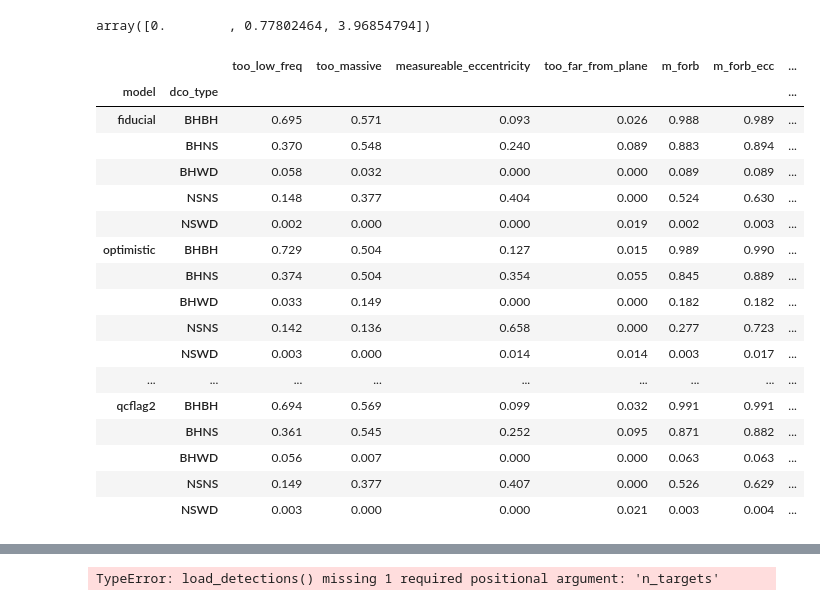
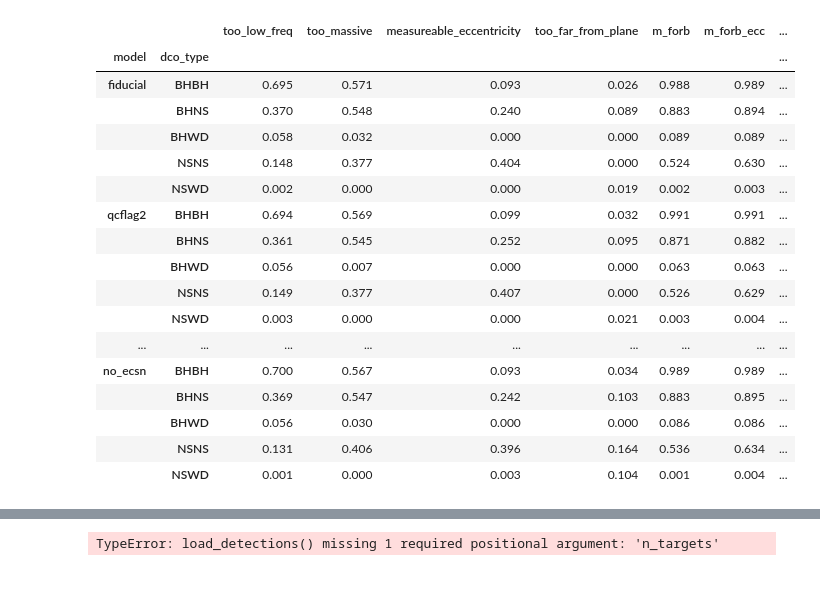
Before and after one commit to TomWagg/lisa-dco-identification, a Jupyter notebook: notebooks/distinguish.ipynb, the cells around one changed output, grey strips where cells are left out. Drawn from its saved outputs; the diff is of its cells as text; code cells hidden in the pictures.

```diff
--- a/notebooks/distinguish.ipynb
+++ b/notebooks/distinguish.ipynb
@@ -112,45 +82,44 @@ NSWD_pessimistic:  [116.4 146.1 184.5]
 # %%
 n_targets = pd.read_hdf(f"/mnt/ceph/users/twagg/lisa-dcos/normalisations.h5")
-# %%
-np.percentile(pd.read_hdf(f"/mnt/ceph/users/twagg/lisa-dcos/fiducial/BHBH_f_detect.h5")["decigo_8yr_final_pos_SNRgt7"] * 4.55e5, [5, 50, 95])
-# %% [output]
-array([0.        , 0.77802464, 3.96854794])
 # %%
 dfs = []
 for variation in const.VARIATIONS:
     if variation == "fiducial":
         df_pess = pd.read_hdf(f"/mnt/ceph/users/twagg/lisa-dcos/{variation}/uncertainties_pessimistic.h5", key="distinguishers")
         df_pess["model"] = "fiducial"
         df_pess.index.name = "dco_type"
         dfs.append(df_pess)
 
     df = pd.read_hdf(f"/mnt/ceph/users/twagg/lisa-dcos/{variation}/uncertainties.h5", key="distinguishers")
     df.index.name = "dco_type"
     df["model"] = variation if variation != "fiducial" else "optimistic"
     dfs.append(df)
 
+# move the second model to the third position
+dfs[1], dfs[2] = dfs[2], dfs[1]
+
 distinguishers = pd.concat(dfs, axis=0)
 distinguishers = distinguishers.set_index(["model"], append=True).reorder_levels([1, 0] + list(range(2, distinguishers.index.nlevels + 1)))
 distinguishers
 # %% [output]
 |  |  | too_low_freq | too_massive | measureable_eccentricity | too_far_from_plane | m_forb | m_forb_ecc | ... |
 | model | dco_type |  |  |  |  |  |  | ... |
 | fiducial | BHBH | 0.695 | 0.571 | 0.093 | 0.026 | 0.988 | 0.989 | ... |
 |  | BHNS | 0.370 | 0.548 | 0.240 | 0.089 | 0.883 | 0.894 | ... |
 |  | BHWD | 0.058 | 0.032 | 0.000 | 0.000 | 0.089 | 0.089 | ... |
 |  | NSNS | 0.148 | 0.377 | 0.404 | 0.000 | 0.524 | 0.630 | ... |
 |  | NSWD | 0.002 | 0.000 | 0.000 | 0.019 | 0.002 | 0.003 | ... |
-| optimistic | BHBH | 0.729 | 0.504 | 0.127 | 0.015 | 0.989 | 0.990 | ... |
-|  | BHNS | 0.374 | 0.504 | 0.354 | 0.055 | 0.845 | 0.889 | ... |
-|  | BHWD | 0.033 | 0.149 | 0.000 | 0.000 | 0.182 | 0.182 | ... |
-|  | NSNS | 0.142 | 0.136 | 0.658 | 0.000 | 0.277 | 0.723 | ... |
-|  | NSWD | 0.003 | 0.000 | 0.014 | 0.014 | 0.003 | 0.017 | ... |
-| ... | ... | ... | ... | ... | ... | ... | ... | ... |
 | qcflag2 | BHBH | 0.694 | 0.569 | 0.099 | 0.032 | 0.991 | 0.991 | ... |
 |  | BHNS | 0.361 | 0.545 | 0.252 | 0.095 | 0.871 | 0.882 | ... |
 |  | BHWD | 0.056 | 0.007 | 0.000 | 0.000 | 0.063 | 0.063 | ... |
 |  | NSNS | 0.149 | 0.377 | 0.407 | 0.000 | 0.526 | 0.629 | ... |
 |  | NSWD | 0.003 | 0.000 | 0.000 | 0.021 | 0.003 | 0.004 | ... |
+| ... | ... | ... | ... | ... | ... | ... | ... | ... |
+| no_ecsn | BHBH | 0.700 | 0.567 | 0.093 | 0.034 | 0.989 | 0.989 | ... |
+|  | BHNS | 0.369 | 0.547 | 0.242 | 0.103 | 0.883 | 0.895 | ... |
+|  | BHWD | 0.056 | 0.030 | 0.000 | 0.000 | 0.086 | 0.086 | ... |
+|  | NSNS | 0.131 | 0.406 | 0.396 | 0.164 | 0.536 | 0.634 | ... |
+|  | NSWD | 0.001 | 0.000 | 0.003 | 0.104 | 0.001 | 0.004 | ... |
 # %%
 model_labels={
     "fiducial": "Fiducial",
```
Also changed, not shown: parts of 9 cells of this notebook, 4 other files.
